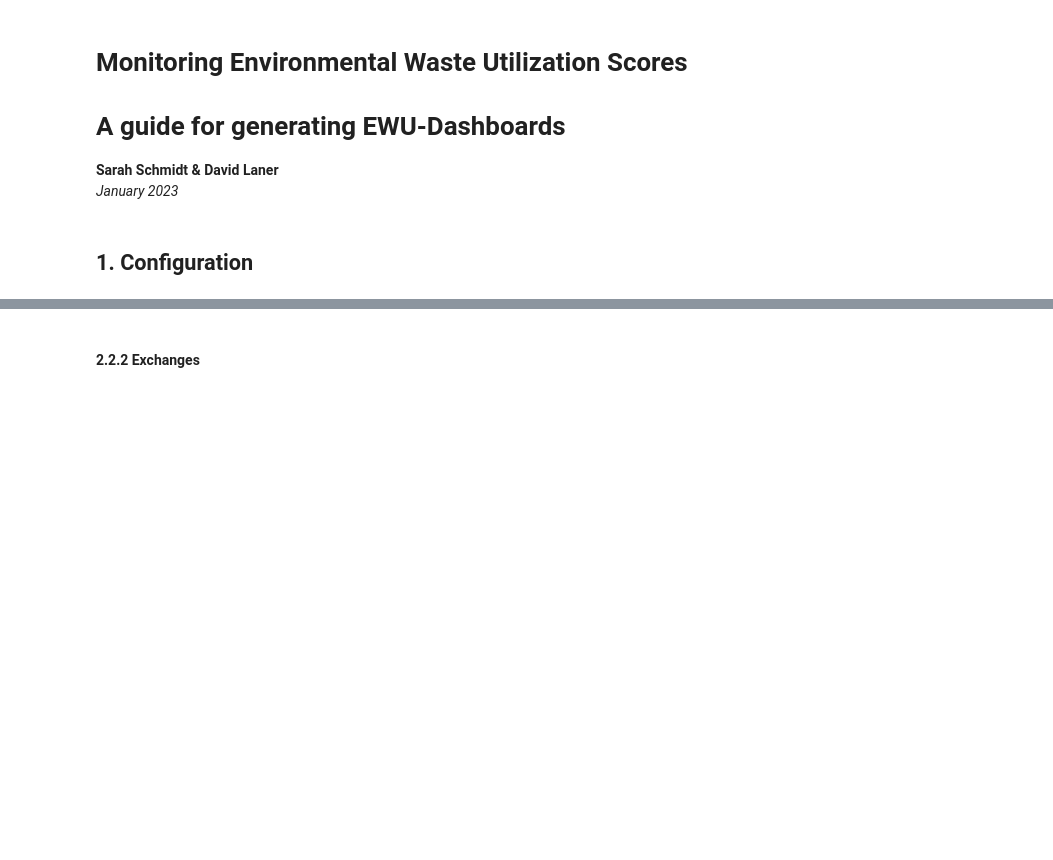
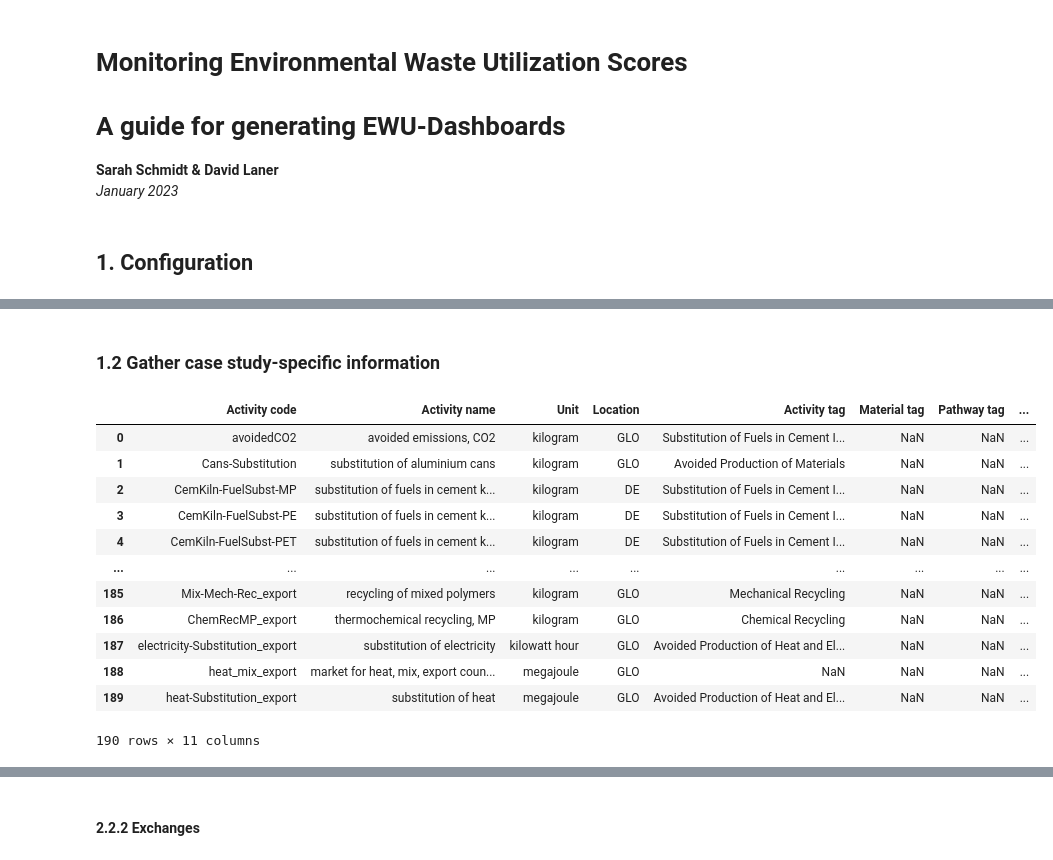
Before and after one commit to SarahSchmidt94/MoEWe, a Jupyter notebook: MoEWe.ipynb, the cells around one changed output, grey strips where cells are left out. Drawn from its saved outputs; the diff is of its cells as text; code cells hidden in the pictures; blank space fills up the shorter version.

```diff
--- a/MoEWe.ipynb
+++ b/MoEWe.ipynb
@@ -381,0 +45,2 @@ nfs=LCIAmethod_df['Normalization Factor'].to_list()
+# %% [markdown]
+### 1.2 Gather case study-specific information
@@ -381,0 +92,16 @@ nfs=LCIAmethod_df['Normalization Factor'].to_list()
+# %%
+activity_df
+# %% [output]
+|  | Activity code | Activity name | Unit | Location | Activity tag | Material tag | Pathway tag | ... |
+| 0 | avoidedCO2 | avoided emissions, CO2 | kilogram | GLO | Substitution of Fuels in Cement I... | NaN | NaN | ... |
+| 1 | Cans-Substitution | substitution of aluminium cans | kilogram | GLO | Avoided Production of Materials | NaN | NaN | ... |
+| 2 | CemKiln-FuelSubst-MP | substitution of fuels in cement k... | kilogram | DE | Substitution of Fuels in Cement I... | NaN | NaN | ... |
+| 3 | CemKiln-FuelSubst-PE | substitution of fuels in cement k... | kilogram | DE | Substitution of Fuels in Cement I... | NaN | NaN | ... |
+| 4 | CemKiln-FuelSubst-PET | substitution of fuels in cement k... | kilogram | DE | Substitution of Fuels in Cement I... | NaN | NaN | ... |
+| ... | ... | ... | ... | ... | ... | ... | ... | ... |
+| 185 | Mix-Mech-Rec_export | recycling of mixed polymers | kilogram | GLO | Mechanical Recycling | NaN | NaN | ... |
+| 186 | ChemRecMP_export | thermochemical recycling, MP | kilogram | GLO | Chemical Recycling | NaN | NaN | ... |
+| 187 | electricity-Substitution_export | substitution of electricity | kilowatt hour | GLO | Avoided Production of Heat and El... | NaN | NaN | ... |
+| 188 | heat_mix_export | market for heat, mix, export coun... | megajoule | GLO | NaN | NaN | NaN | ... |
+| 189 | heat-Substitution_export | substitution of heat | megajoule | GLO | Avoided Production of Heat and El... | NaN | NaN | ... |
+190 rows × 11 columns
```
Also changed, not shown: parts of 158 cells of this notebook.
